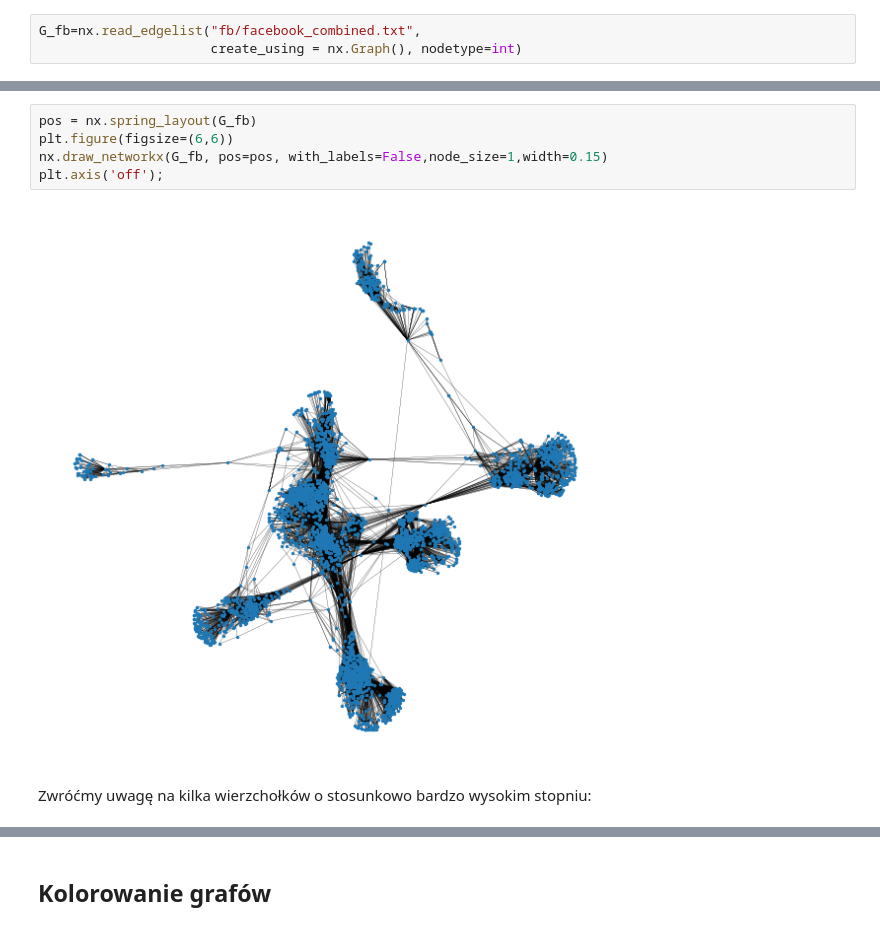
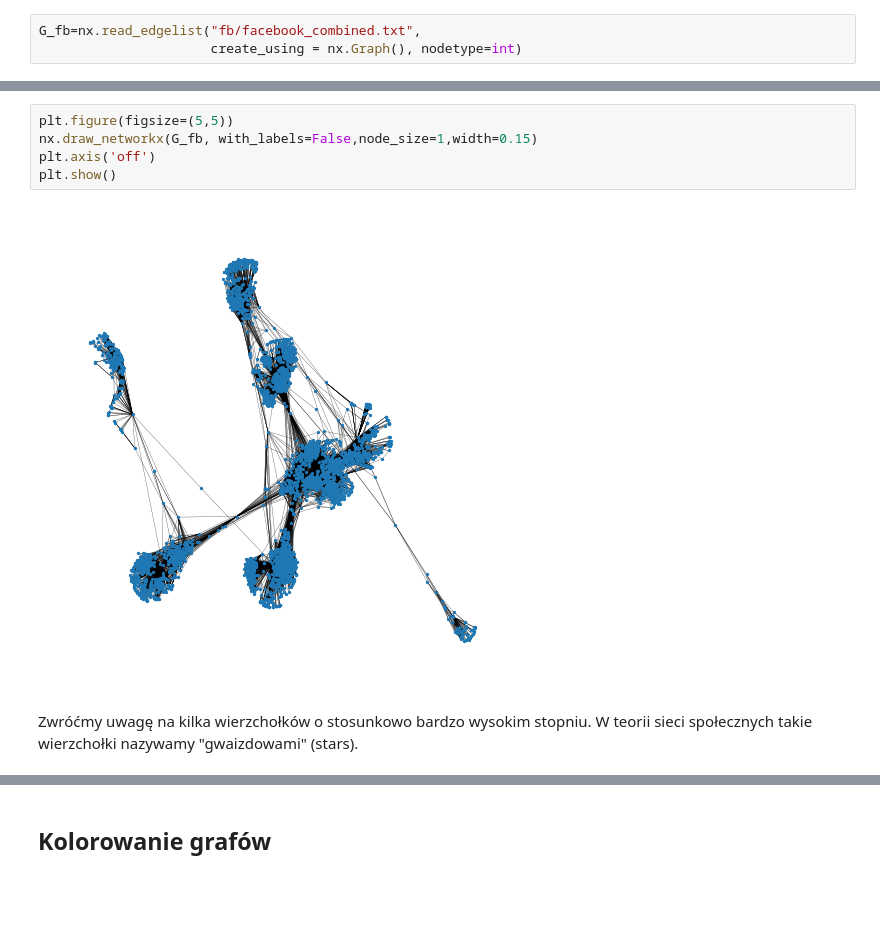
Before and after one commit to bronwojtek/matematyka-dyskretna-python, a Jupyter notebook: md_book/docs/grafy.ipynb, the cells around one changed output, grey strips where cells are left out. Cells and saved outputs as stored; diff of their text form; blank space fills up the shorter version.

```diff
--- a/md_book/docs/grafy.ipynb
+++ b/md_book/docs/grafy.ipynb
@@ -905,12 +941,12 @@ Average degree:  43.6910
 # %%
-pos = nx.spring_layout(G_fb)
-plt.figure(figsize=(6,6))
-nx.draw_networkx(G_fb, pos=pos, with_labels=False,node_size=1,width=0.15)
-plt.axis('off');
+plt.figure(figsize=(5,5))
+nx.draw_networkx(G_fb, with_labels=False,node_size=1,width=0.15)
+plt.axis('off')
+plt.show()
 # %% [output]
-[figure, old version]
+[figure, new version]
 # %% [markdown]
-Zwróćmy uwagę na kilka wierzchołków o stosunkowo bardzo wysokim stopniu:
+Zwróćmy uwagę na kilka wierzchołków o stosunkowo bardzo wysokim stopniu. W teorii sieci społecznych takie wierzchołki nazywamy "gwaizdowami" (stars).
 # %%
 Gh=nx.degree_histogram(G_fb)
 plt.xlabel('stopień wierzchołka')
```
Also changed, not shown: parts of 82 cells of this notebook, 6 other files.
